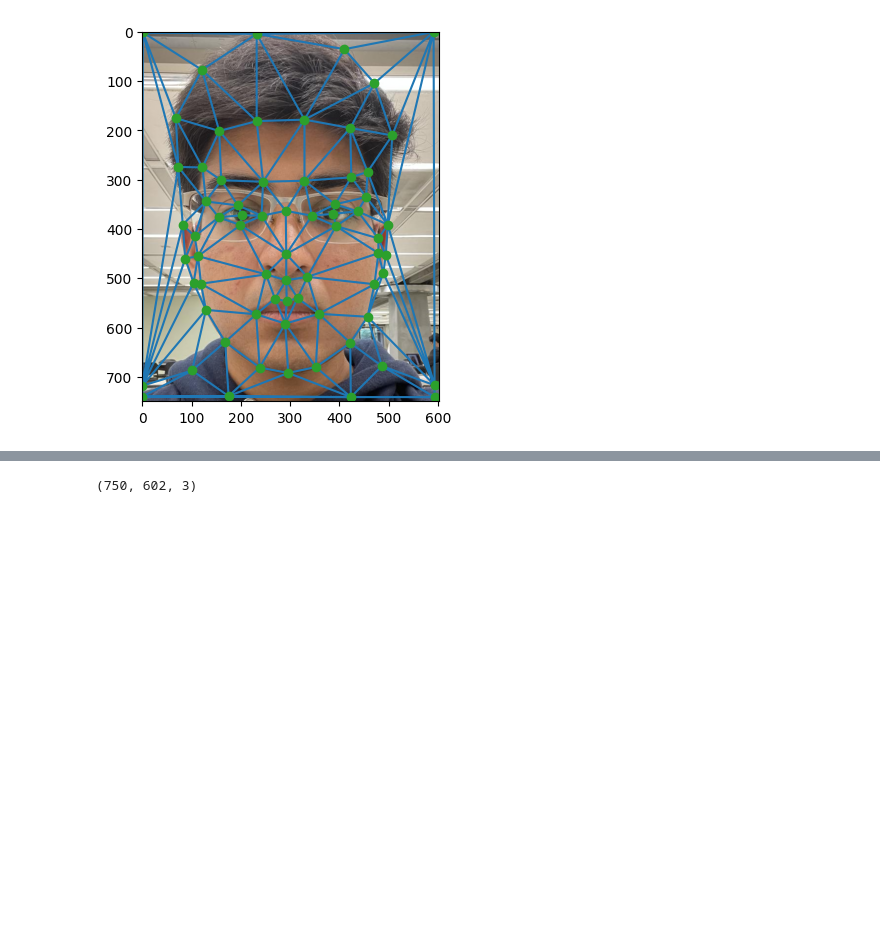
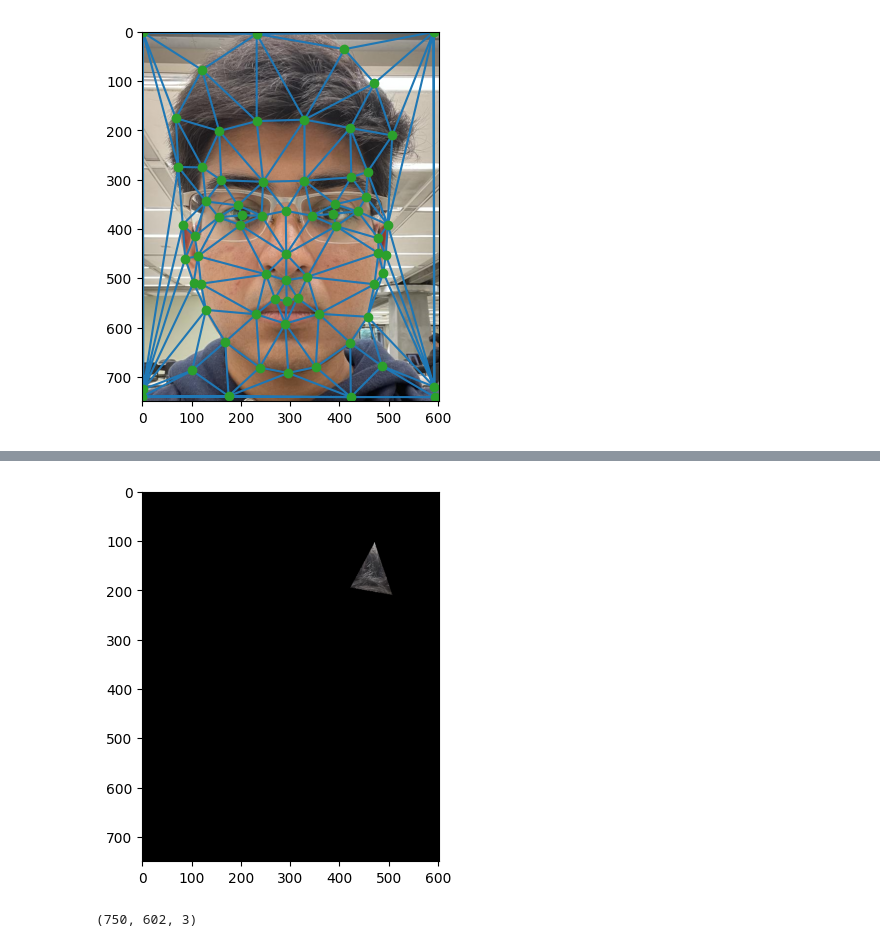
Before and after one commit to aayushg55/CS180_proj3, a Jupyter notebook: main.ipynb, the cells around one changed output, grey strips where cells are left out. Saved outputs shown, nothing was run; the diff lists cells and outputs as text; code cells hidden in the pictures; blank space fills up the shorter version.

```diff
--- a/main.ipynb
+++ b/main.ipynb
@@ -116,3 +142,7 @@ mean_to_img1 = compute_warp_src_dst(mean_points, img1_points, mean_tri.simplices
+# %%
+plot_tri(img_me, img1_points, get_tri(img1_points).simplices[15])
+# %% [output]
+[figure, added]
 # %%
 rr, cc = None, None
 for (i, tri) in enumerate(mean_tri.simplices):
```
Also changed, not shown: parts of 22 cells of this notebook, 3 other files.
